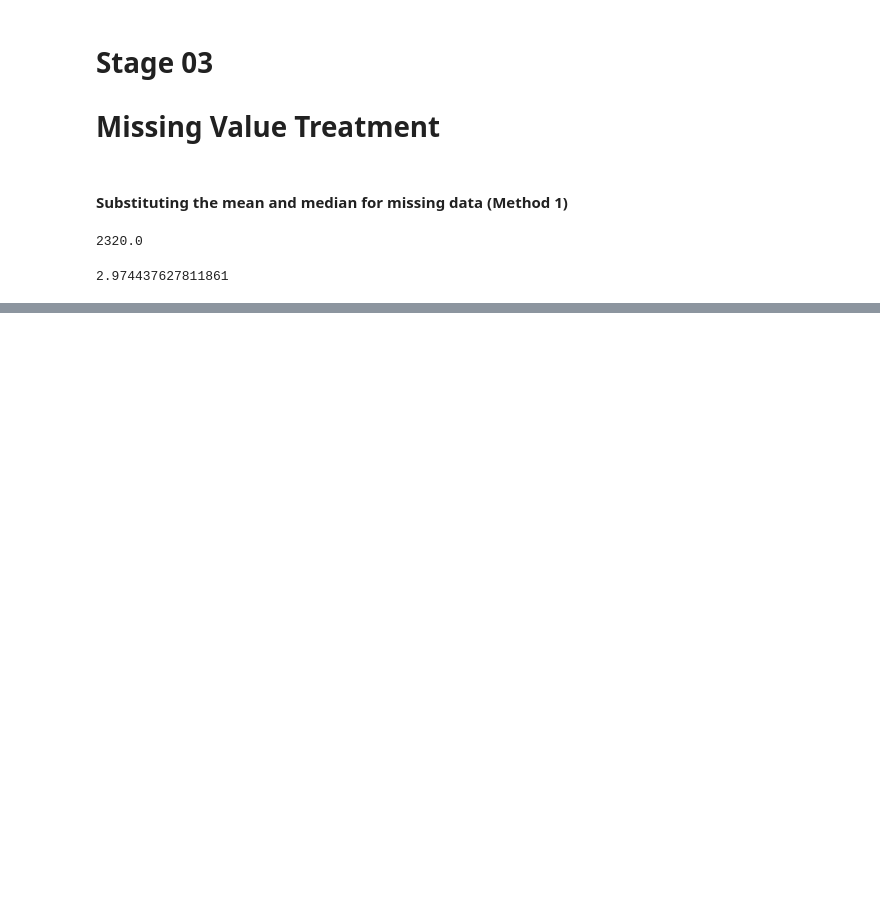
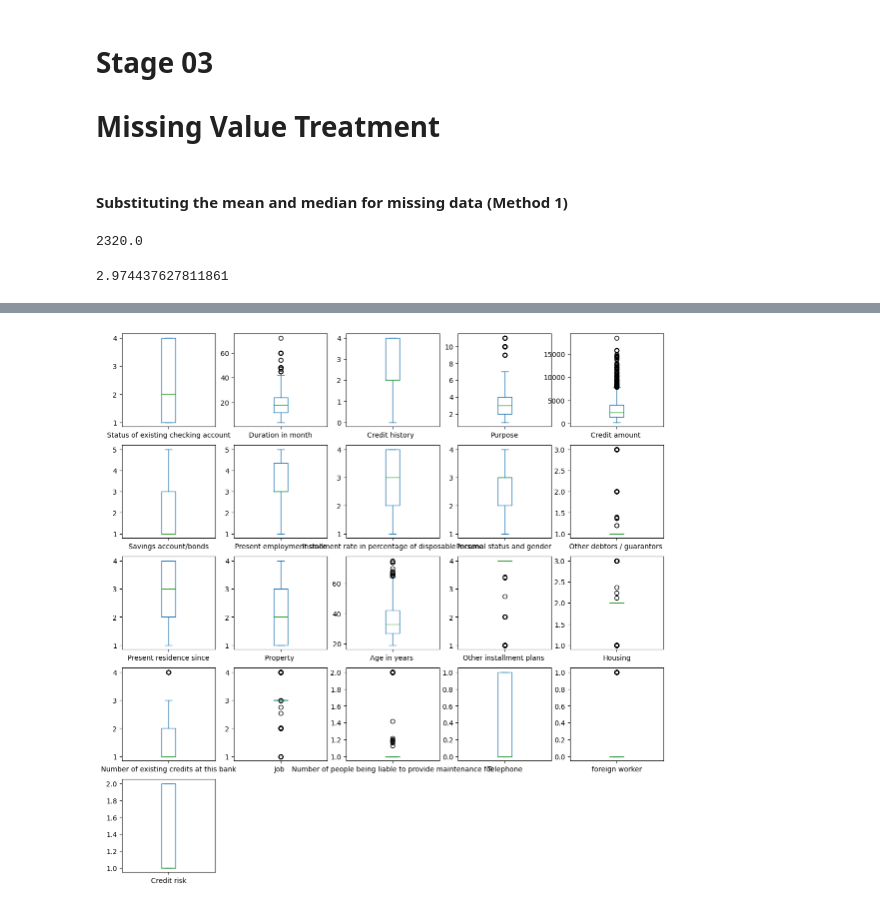
Before and after one commit to hamedsangin/German-Bank-Analysis, a Jupyter notebook: GermanBankAnalysis.ipynb, the cells around one changed output, grey strips where cells are left out. Drawn from its saved outputs; the diff is of its cells as text; code cells hidden in the pictures; blank space fills up the shorter version.

```diff
--- a/GermanBankAnalysis.ipynb
+++ b/GermanBankAnalysis.ipynb
@@ -188,0 +280,9 @@ mean
+# %%
+df.plot(kind     = "box",
+        figsize  = (14,14),
+        layout   = (5,5),
+        subplots = True
+        )
+plt.show()
+# %% [output]
+[figure, added]
```
Also changed, not shown: parts of 9 cells of this notebook, 1 other file.
